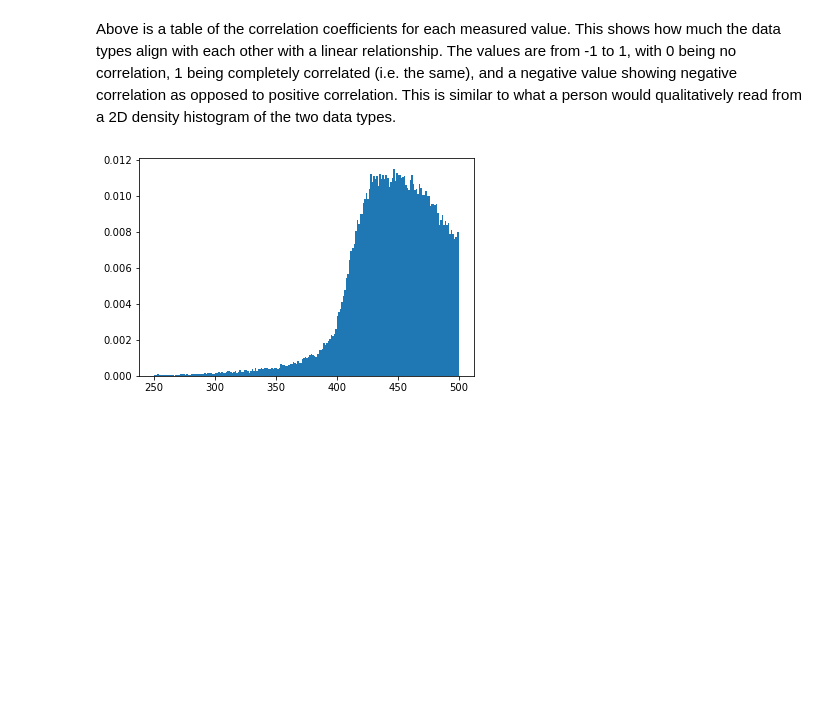
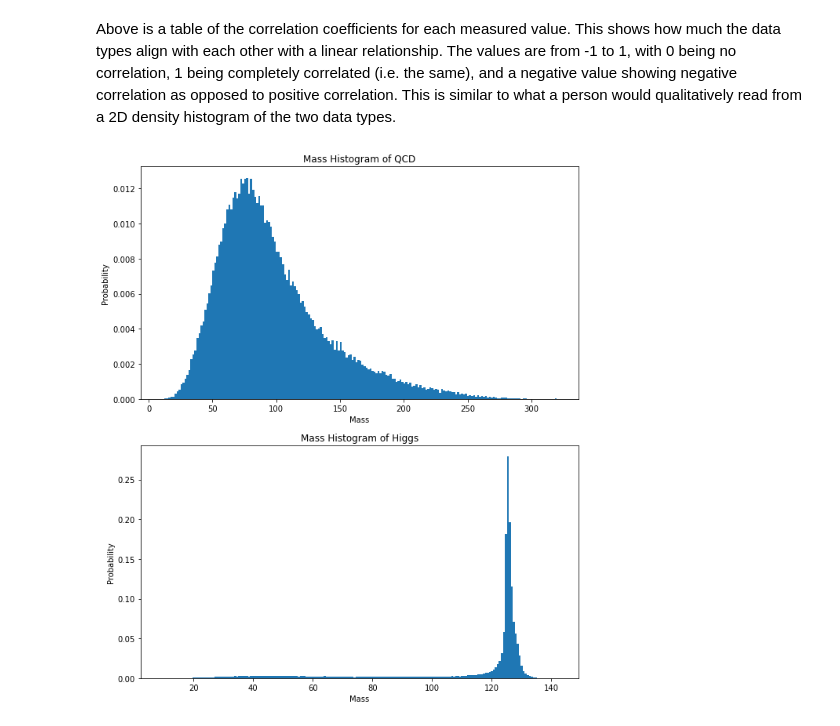
Before and after one commit to jarods00/PHYS434, a Jupyter notebook: Lab 5.ipynb, the cells around one changed output. Saved outputs shown, nothing was run; the diff lists cells and outputs as text; code cells hidden in the pictures; blank space fills up the shorter version.

```diff
--- a/Lab 5.ipynb
+++ b/Lab 5.ipynb
@@ -140,9 +140,16 @@ Correlation Coefficients-
 # %% [markdown]
 Above is a table of the correlation coefficients for each measured value. This shows how much the data types align with each other with a linear relationship. The values are from -1 to 1, with 0 being no correlation, 1 being completely correlated (i.e. the same), and a negative value showing negative correlation as opposed to positive correlation. This is similar to what a person would qualitatively read from a 2D density histogram of the two data types.
 # %%
-fig, ax = plt.subplots(1,1)
+fig, ax = plt.subplots(2, 1, figsize = (10, 12))
 
-ax.hist(qcd['pt'], bins = 200, density = True)
+ax[0].hist(qcd['mass'], bins = 200, density = True)
+ax[1].hist(higgs['mass'], bins = 200, density = True)
+ax[0].set_title('Mass Histogram of QCD')
+ax[0].set_xlabel("Mass (GeV)")
+ax[0].set_ylabel("Probability")
+ax[1].set_title('Mass Histogram of Higgs')
+ax[1].set_xlabel("Mass (GeV)")
+ax[1].set_ylabel("Probability")
 plt.show()
 # %% [output]
-[figure, old version]
+[figure, new version]
```
Also changed, not shown: parts of 4 cells of this notebook.
